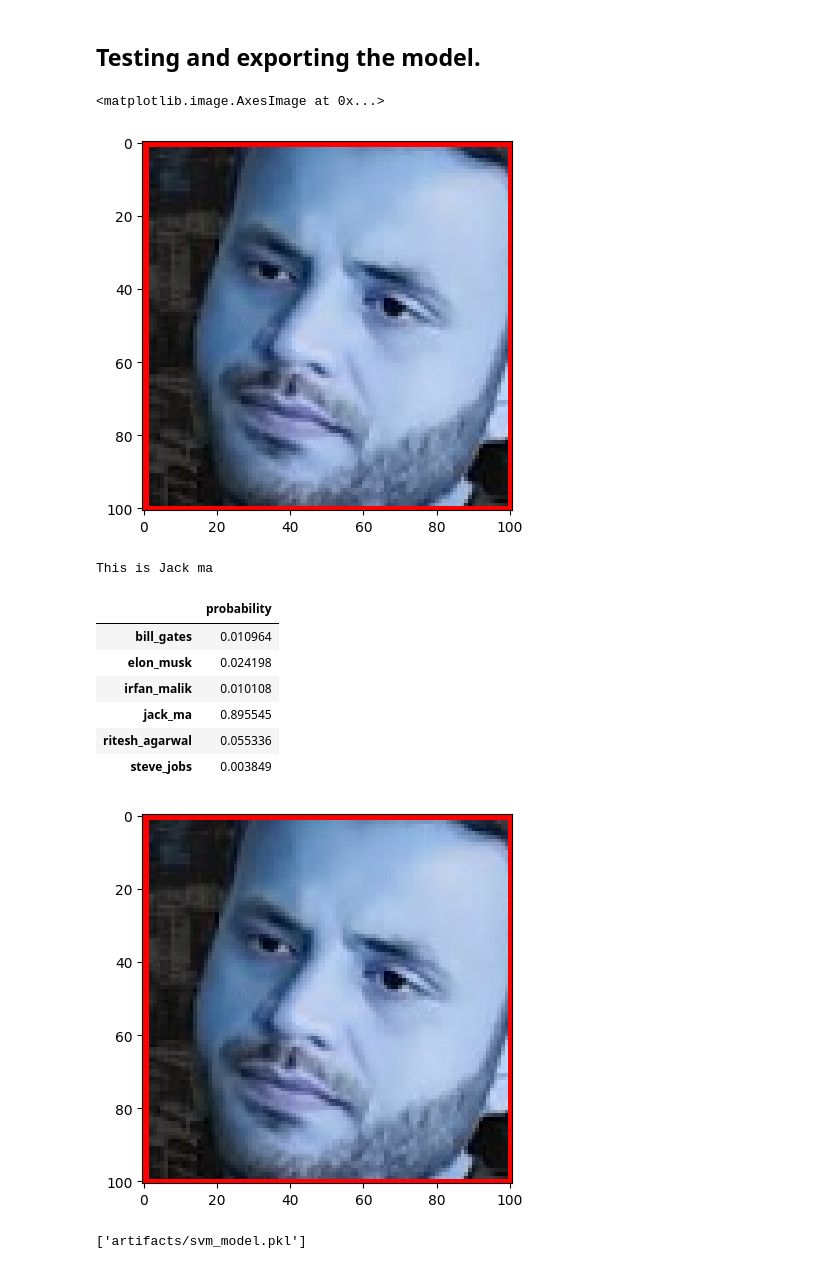
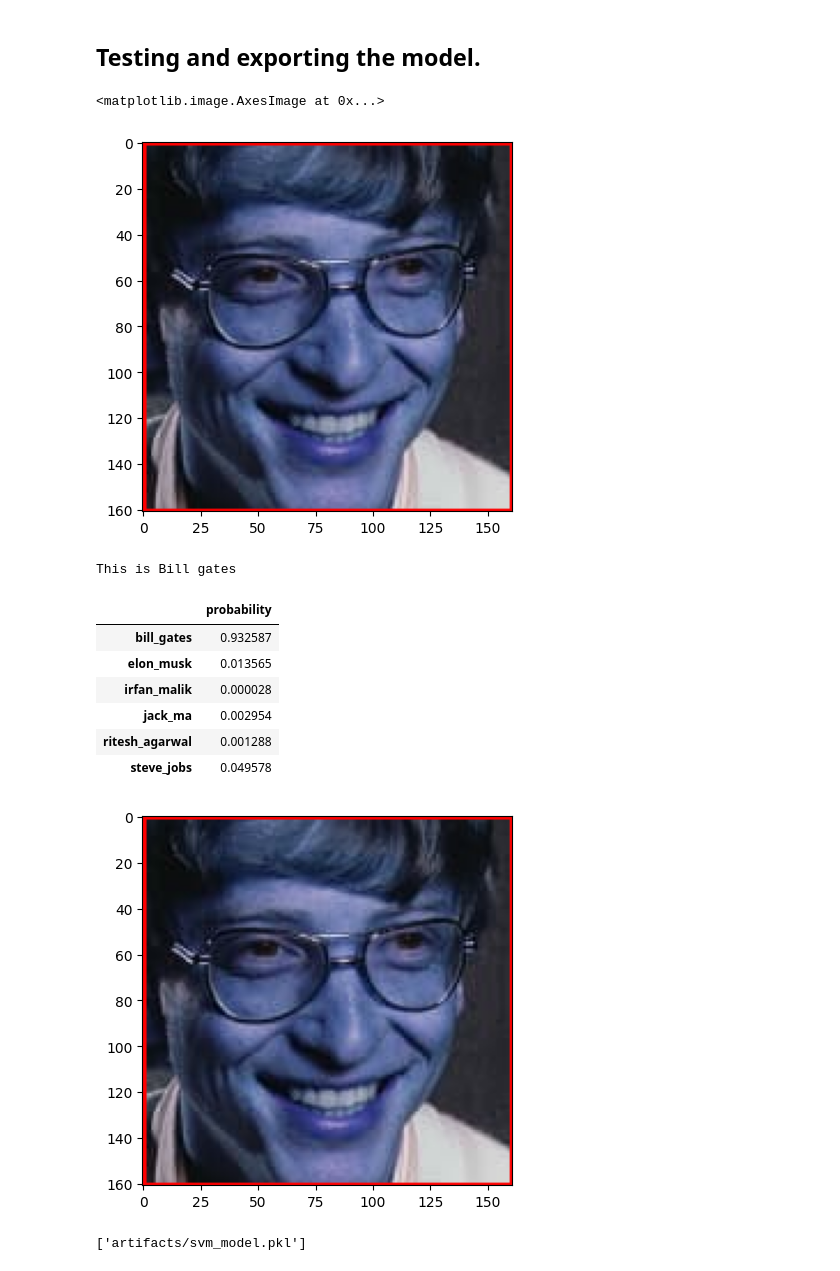
Before and after one commit to ali-bin-kashif/entrepreneur-image-classification, a Jupyter notebook: eda_ml_notebook.ipynb, the cells around one changed output. Cells and saved outputs as stored; diff of their text form; code cells hidden in the pictures.

```diff
--- a/eda_ml_notebook.ipynb
+++ b/eda_ml_notebook.ipynb
@@ -657,12 +657,12 @@ def predict_entrepreneur_class(img_path):
     class_prob = pipe.predict_proba([final_img])
     return en_class, class_prob
 # %%
-image = './test_images/irfan2.jpeg'
+image = './test_images/Bill-Gates2.jpg'
 img = cv2.imread(image)
 plt.imshow(get_visible_face(image)[0])
 # %% [output]
 <matplotlib.image.AxesImage at 0x...>
-[figure, old version]
+[figure, new version]
 # %%
 label, probability = predict_entrepreneur_class(image)
 
@@ -674,15 +674,15 @@ for c,i in entrepreuners_dict.items():
 print('This is', label.replace('_', ' ').capitalize())
 pd.DataFrame(probability[0], columns=['probability'], index=entrepreuners_dict.keys())
 # %% [output]
-This is Jack ma
+This is Bill gates
 |  | probability |
-| bill_gates | 0.010964 |
-| elon_musk | 0.024198 |
-| irfan_malik | 0.010108 |
-| jack_ma | 0.895545 |
-| ritesh_agarwal | 0.055336 |
-| steve_jobs | 0.003849 |
+| bill_gates | 0.932587 |
+| elon_musk | 0.013565 |
+| irfan_malik | 0.000028 |
+| jack_ma | 0.002954 |
+| ritesh_agarwal | 0.001288 |
+| steve_jobs | 0.049578 |
-[figure, old version]
+[figure, new version]
 # %%
 import joblib
 
```
Also changed, not shown: parts of 2 cells of this notebook.
